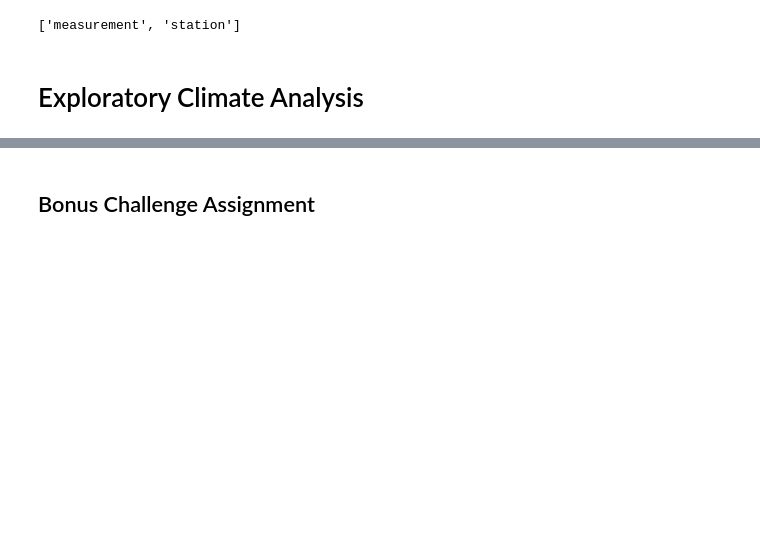
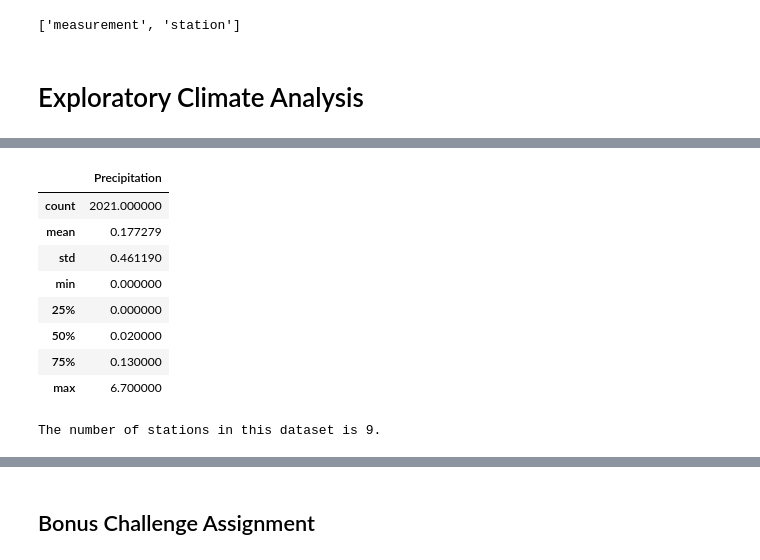
Before and after one commit to chronicJatt/sqlalchemy-challenge, a Jupyter notebook: climate_starter.ipynb, the cells around one changed output, grey strips where cells are left out. Saved outputs shown, nothing was run; the diff lists cells and outputs as text; code cells hidden in the pictures; blank space fills up the shorter version.

```diff
--- a/climate_starter.ipynb
+++ b/climate_starter.ipynb
@@ -65,7 +66,22 @@ plt.show()
 # %%
-# Use Pandas to calcualte the summary statistics for the precipitation data
+# Use Pandas to calculate the summary statistics for the precipitation data
+prcp_sort_df.describe()
+# %% [output]
+|  | Precipitation |
+| count | 2021.000000 |
+| mean | 0.177279 |
+| std | 0.461190 |
+| min | 0.000000 |
+| 25% | 0.000000 |
+| 50% | 0.020000 |
+| 75% | 0.130000 |
+| max | 6.700000 |
 # %%
 # Design a query to show how many stations are available in this dataset?
+stations_count = session.query(Station.station).count()
+print(f'The number of stations in this dataset is {stations_count}.')
+# %% [output]
+The number of stations in this dataset is 9.
 # %%
 # What are the most active stations? (i.e. what stations have the most rows)?
 # List the stations and the counts in descending order.
```
Also changed, not shown: parts of 6 cells of this notebook.
